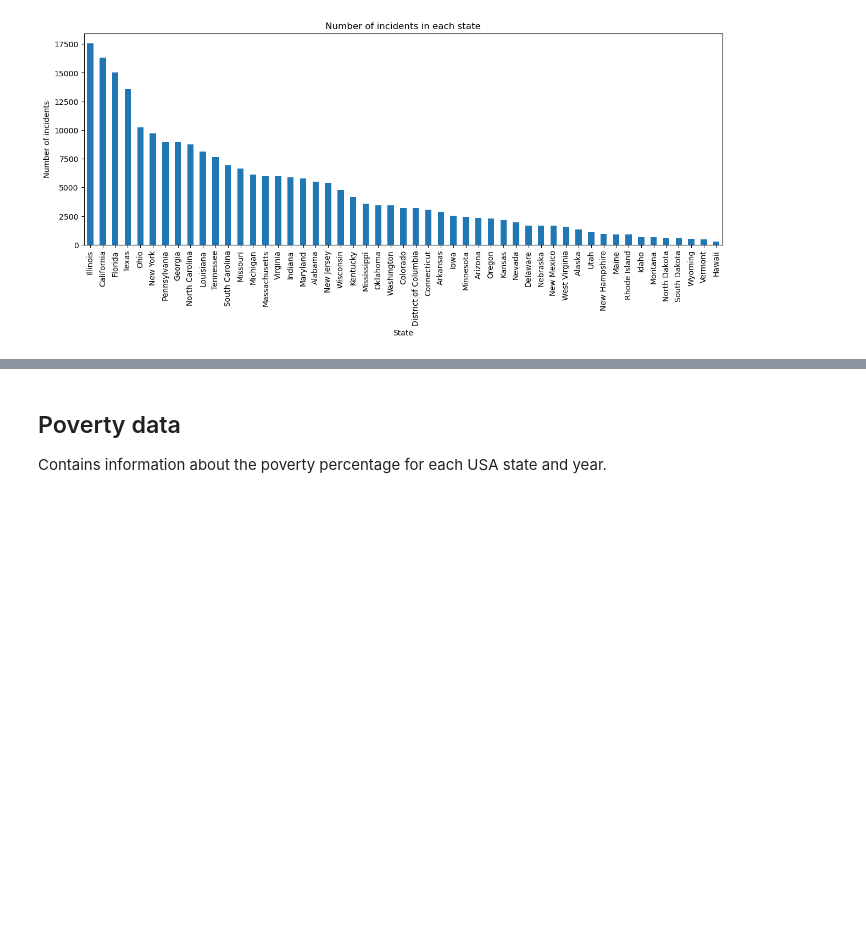
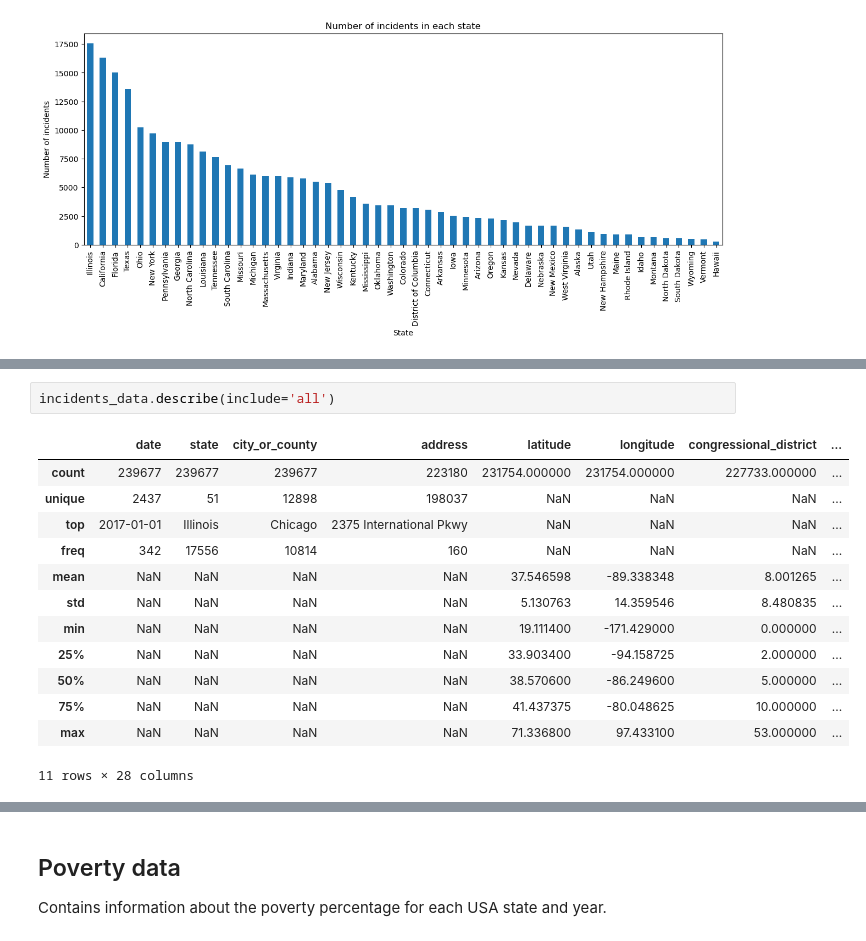
Before and after one commit to USA-Gun-Incidents/USA_gun_incidents, a Jupyter notebook: EDA.ipynb, the cells around one changed output, grey strips where cells are left out. Drawn from its saved outputs; the diff is of its cells as text; blank space fills up the shorter version.

```diff
--- a/EDA.ipynb
+++ b/EDA.ipynb
@@ -82,0 +95,16 @@ Text(0, 0.5, 'Number of incidents')
+# %%
+incidents_data.describe(include='all')
+# %% [output]
+|  | date | state | city_or_county | address | latitude | longitude | congressional_district | ... |
+| count | 239677 | 239677 | 239677 | 223180 | 231754.000000 | 231754.000000 | 227733.000000 | ... |
+| unique | 2437 | 51 | 12898 | 198037 | NaN | NaN | NaN | ... |
+| top | 2017-01-01 | Illinois | Chicago | 2375 International Pkwy | NaN | NaN | NaN | ... |
+| freq | 342 | 17556 | 10814 | 160 | NaN | NaN | NaN | ... |
+| mean | NaN | NaN | NaN | NaN | 37.546598 | -89.338348 | 8.001265 | ... |
+| std | NaN | NaN | NaN | NaN | 5.130763 | 14.359546 | 8.480835 | ... |
+| min | NaN | NaN | NaN | NaN | 19.111400 | -171.429000 | 0.000000 | ... |
+| 25% | NaN | NaN | NaN | NaN | 33.903400 | -94.158725 | 2.000000 | ... |
+| 50% | NaN | NaN | NaN | NaN | 38.570600 | -86.249600 | 5.000000 | ... |
+| 75% | NaN | NaN | NaN | NaN | 41.437375 | -80.048625 | 10.000000 | ... |
+| max | NaN | NaN | NaN | NaN | 71.336800 | 97.433100 | 53.000000 | ... |
+11 rows × 28 columns
```
Also changed, not shown: parts of 26 cells of this notebook.
